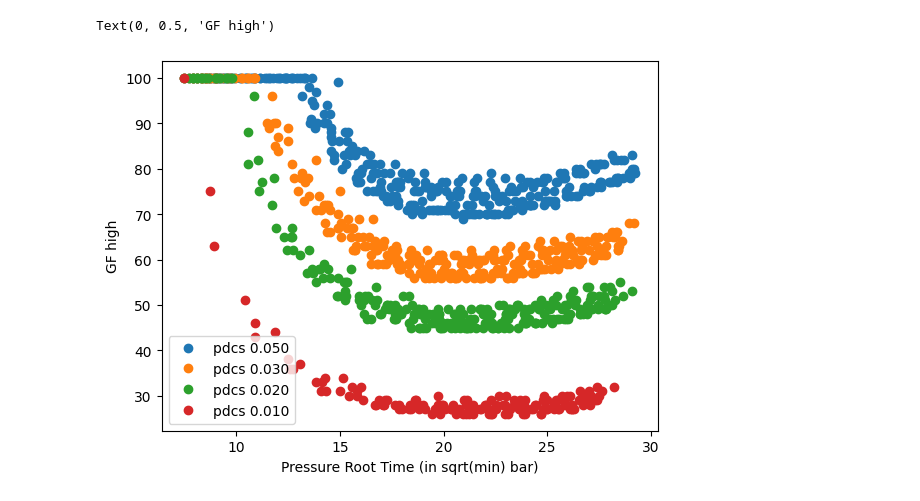
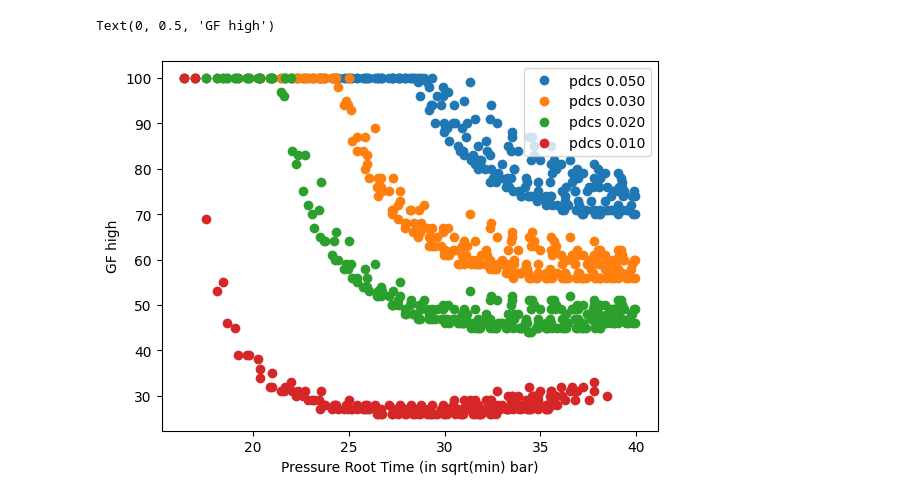
Before and after one commit to hjpulkki/gf-recommendation, a Jupyter notebook: notebooks/PRT_and_GF.ipynb, the cells around one changed output. Drawn from its saved outputs; the diff is of its cells as text; code cells hidden in the pictures.

```diff
--- a/notebooks/PRT_and_GF.ipynb
+++ b/notebooks/PRT_and_GF.ipynb
@@ -36,8 +36,11 @@ df['TDT'] = df.apply(lambda x: gf_selection.get_standair_tdt(x['D'], x['T'], x['
-# %%
-df['prt'] = df['D']/10+1 * np.sqrt(df['T'])
-df['prt2'] = df['D']/10+1 * np.sqrt(df['T'] + df['TDT'])
 # %%
-# TODO: Is PRT defined to be just from bottom time or also from deco?
-df.plot('prt', 'TDT', marker="o", linewidth=0)
-df.plot('prt2', 'TDT', marker="o", linewidth=0)
+# Filter out unnecessary long dives to speed up calculations.
+df = df[
+    (df['TDT'] < 500)
+    & (df['prt'] < 40)
+].copy()
+
+ax = plt.gca()
+for pdcs, data in sorted(df.groupby('pdcs'), key=lambda x: x[0], reverse=True):
+    data.plot('prt', 'TDT', marker="o", linewidth=0, label=f"pdcs {pdcs:.3f}", ax=ax)
 # %% [output]
@@ -47,3 +47,0 @@ df.plot('prt2', 'TDT', marker="o", linewidth=0)
-# %%
-# Filter out unnecessary long dives to speed up calculations.
-df = df[df['TDT']<500].copy()
@@ -66,20 +48,17 @@ df
-# %%
-from importlib import reload
-gf_selection = reload(gf_selection)
 # %%
 df = gf_selection.parallelize_dataframe(df, gf_selection.fit_gf_to_tdt_df)
 # %%
 ax = plt.gca()
 for pdcs, data in sorted(df.groupby('pdcs'), key=lambda x: x[0], reverse=True):
-    data.plot('prt2', 'gf_high', marker="o", linewidth=0, label=f"pdcs {pdcs:.3f}", ax=ax)
-plt.legend(loc='lower left')
+    data[data['prt'] < 40].plot('prt', 'gf_high', marker="o", linewidth=0, label=f"pdcs {pdcs:.3f}", ax=ax)
+plt.legend(loc='upper right')
 plt.xlabel('Pressure Root Time (in sqrt(min) bar)')
 plt.ylabel('GF high')
 
 # Graph should be similar as in Fraedrich, Doug. "Evidence-Based Study on the Setting of High Gradient Factor." (2024).
 # %% [output]
 Text(0, 0.5, 'GF high')
-[figure, old version]
+[figure, new version]
 # %%
 # TODO:
 # Appropriate settings for GF-Hi needed for higher PrT levels found in decompression diving was
```
Also changed, not shown: parts of 4 cells of this notebook, 4 other files.
